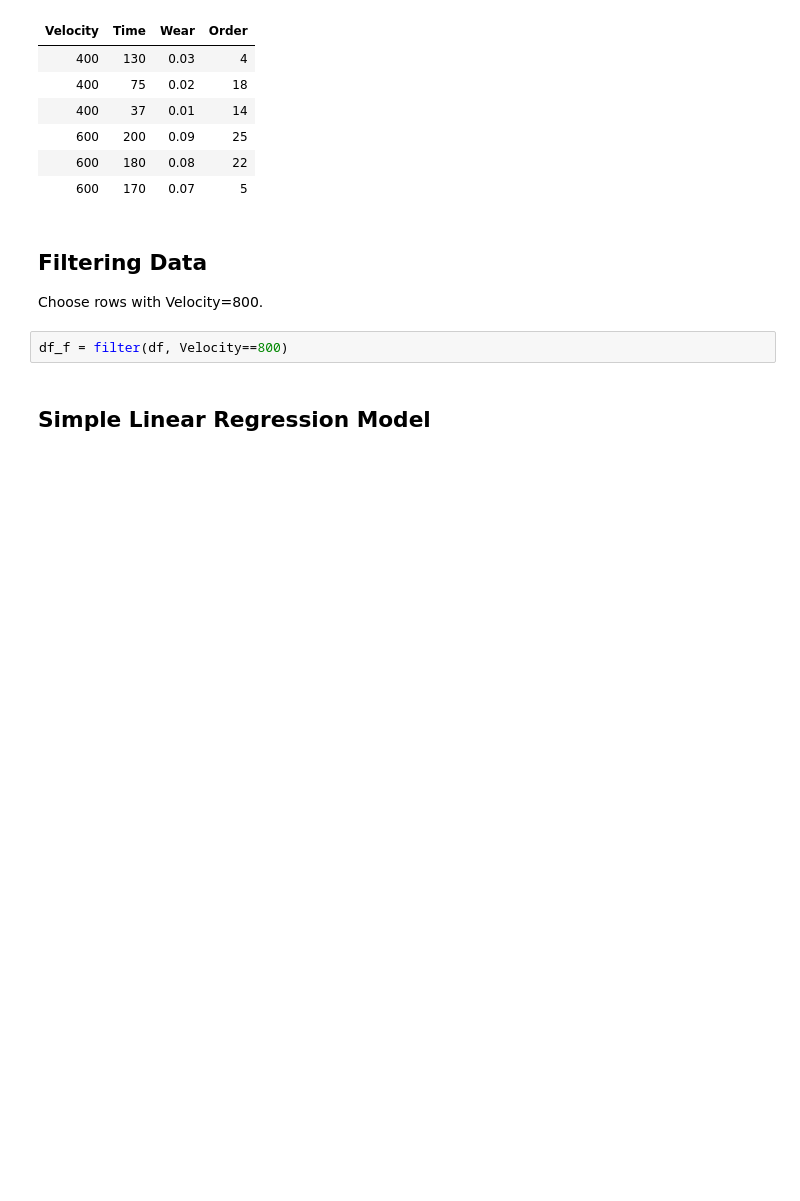
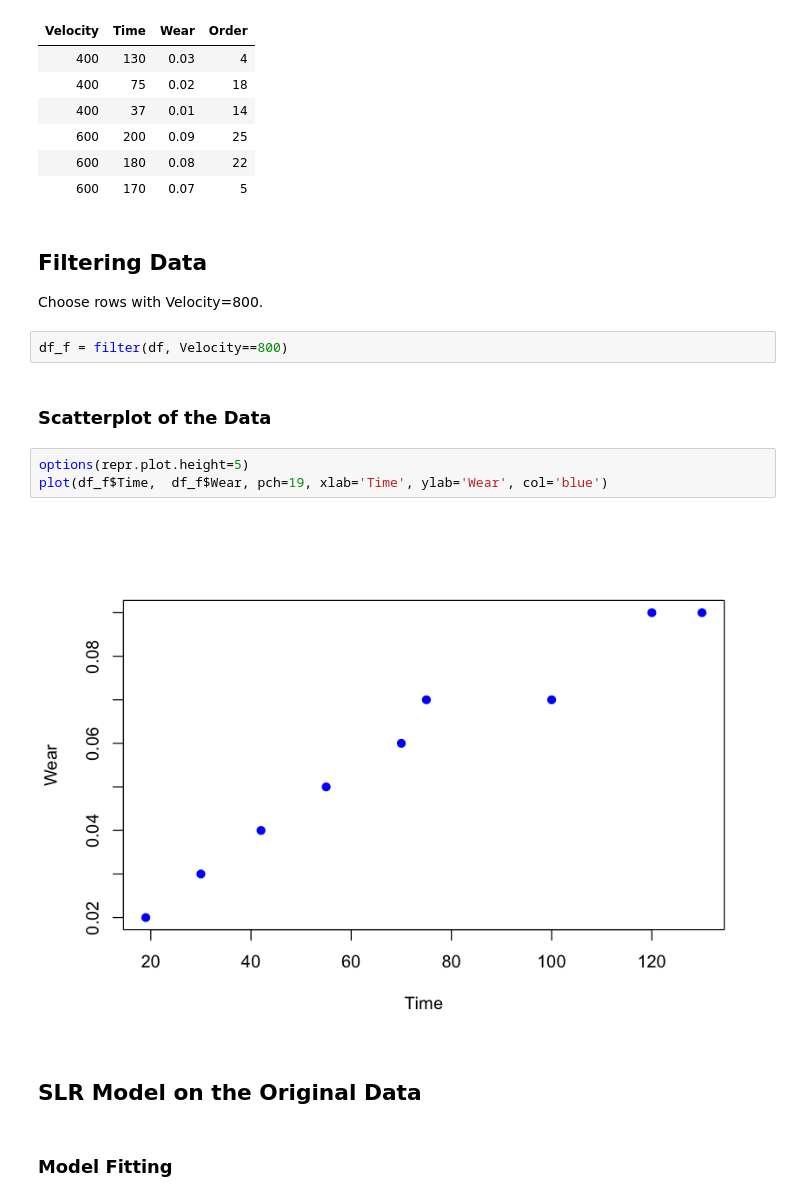
Before and after one commit to trankhanhtk/Statistics-with-R, a Jupyter notebook: Simple_Leanear_Regression.ipynb, the cells around one changed output. Cells and saved outputs as stored; diff of their text form; blank space fills up the shorter version.

```diff
--- a/Simple_Leanear_Regression.ipynb
+++ b/Simple_Leanear_Regression.ipynb
@@ -27,6 +27,15 @@ head(df)
 Choose rows with Velocity=800.
 # %%
 df_f = filter(df, Velocity==800)
-# %% [markdown]
-## Simple Linear Regression Model
+# %% [markdown]
+### Scatterplot of the Data
+# %%
+options(repr.plot.height=5)
+plot(df_f$Time,  df_f$Wear, pch=19, xlab='Time', ylab='Wear', col='blue')
+# %% [output]
+[figure, added]
+# %% [markdown]
+## SLR Model on the Original Data
+# %% [markdown]
+### Model Fitting
 # %%
```
Also changed, not shown: parts of 23 cells of this notebook.
